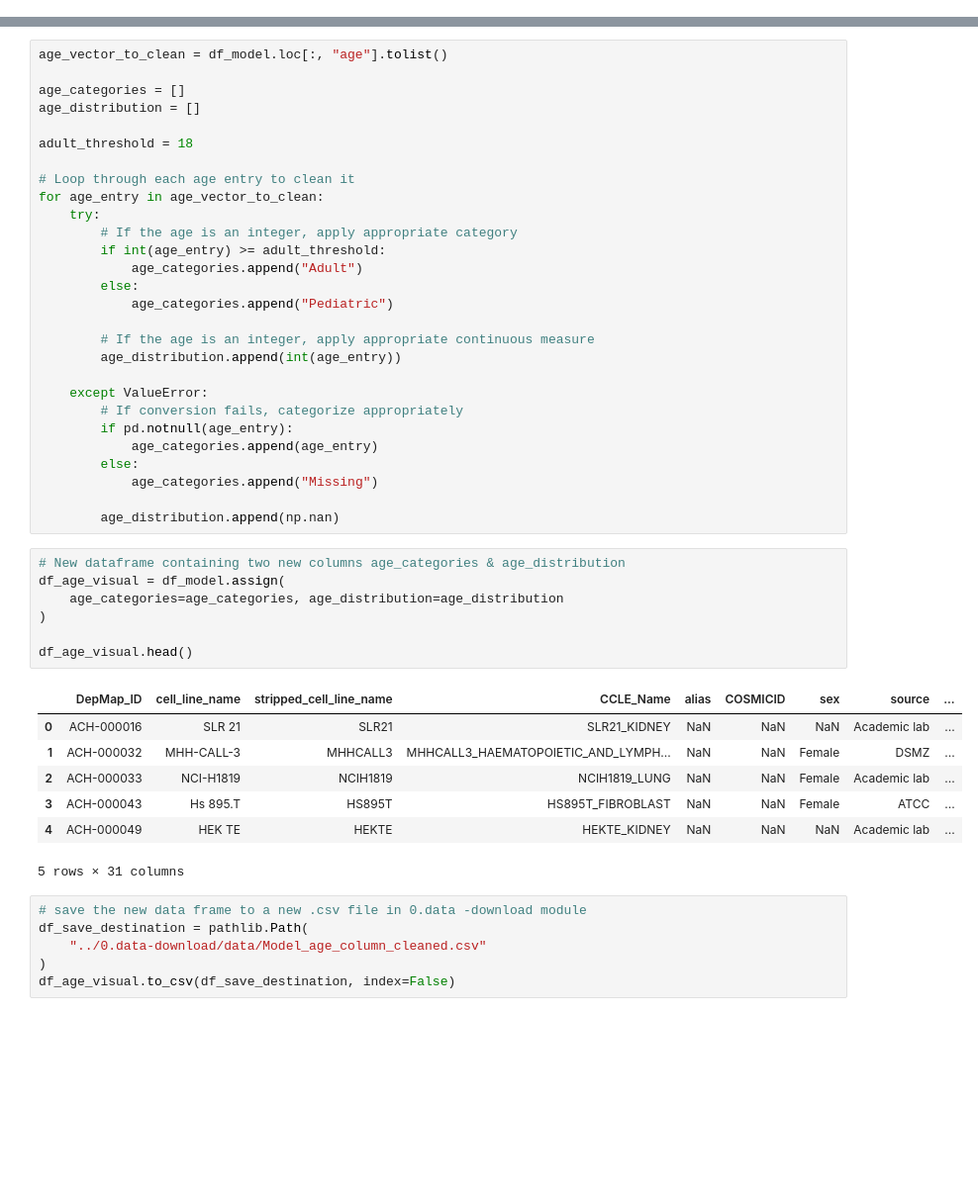
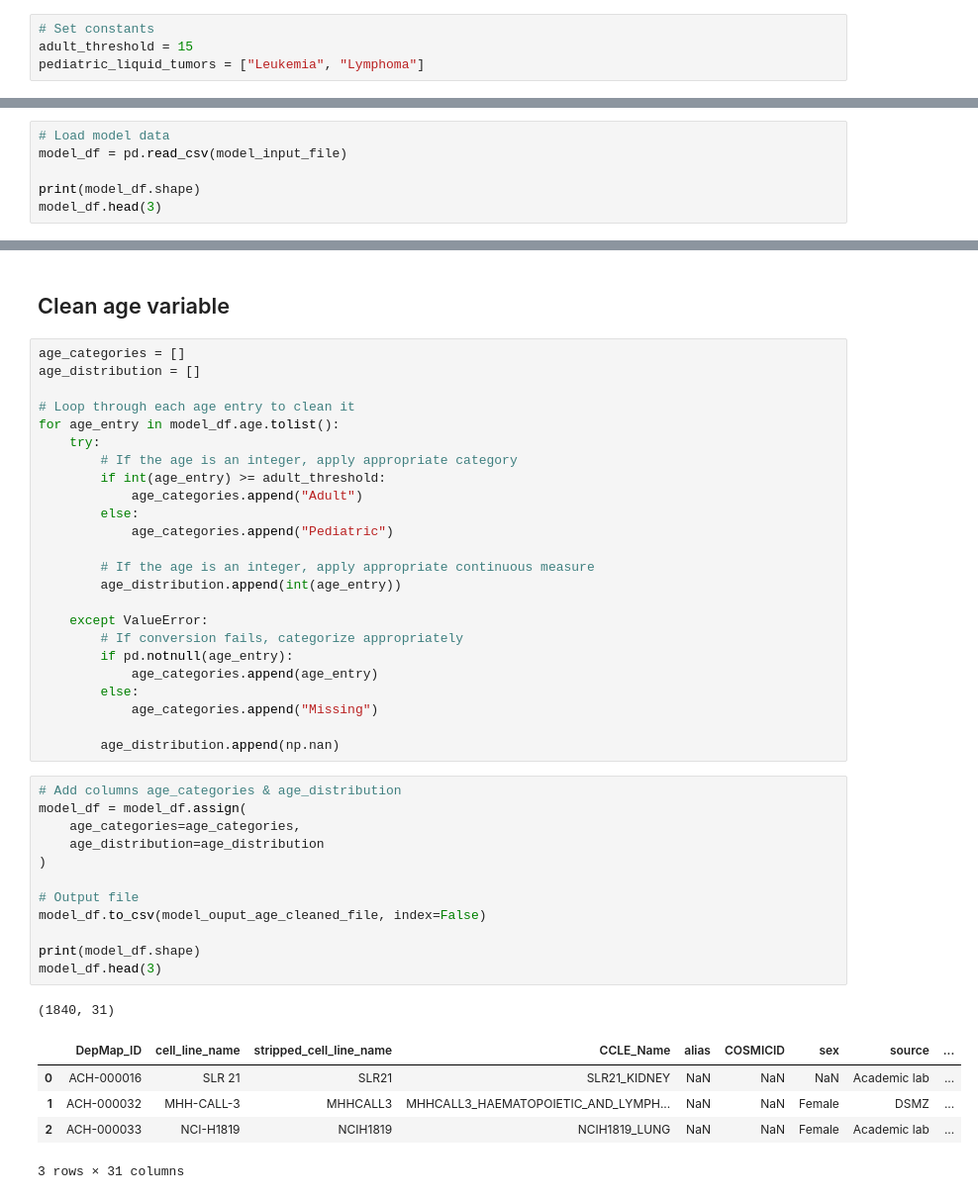
Before and after one commit to WayScience/gene_dependency_representations, a Jupyter notebook: 1.data-exploration/1.model_data_visualization.ipynb, the cells around one changed output, grey strips where cells are left out. Shown: that part at 99% size. Drawn from its saved outputs; the diff is of its cells as text; blank space fills up the shorter version.

```diff
--- a/1.data-exploration/1.model_data_visualization.ipynb
+++ b/1.data-exploration/1.model_data_visualization.ipynb
@@ -54,0 +12,4 @@ fig_dir.mkdir(exist_ok=True)
+# %%
+# Set constants
+adult_threshold = 15
+pediatric_liquid_tumors = ["Leukemia", "Lymphoma"]
@@ -54,0 +42,6 @@ fig_dir.mkdir(exist_ok=True)
+# %%
+# Load model data
+model_df = pd.read_csv(model_input_file)
+
+print(model_df.shape)
+model_df.head(3)
@@ -136,13 +116,11 @@ All Cancer Types:
+# %% [markdown]
+## Clean age variable
 # %%
-age_vector_to_clean = df_model.loc[:, "age"].tolist()
-
 age_categories = []
 age_distribution = []
 
-adult_threshold = 18
-
 # Loop through each age entry to clean it
-for age_entry in age_vector_to_clean:
+for age_entry in model_df.age.tolist():
     try:
         # If the age is an integer, apply appropriate category
         if int(age_entry) >= adult_threshold:
@@ -162,23 +140,21 @@ for age_entry in age_vector_to_clean:
 
         age_distribution.append(np.nan)
 # %%
-# New dataframe containing two new columns age_categories & age_distribution
-df_age_visual = df_model.assign(
-    age_categories=age_categories, age_distribution=age_distribution
+# Add columns age_categories & age_distribution
+model_df = model_df.assign(
+    age_categories=age_categories,
+    age_distribution=age_distribution
 )
 
-df_age_visual.head()
+# Output file
+model_df.to_csv(model_ouput_age_cleaned_file, index=False)
+
+print(model_df.shape)
+model_df.head(3)
 # %% [output]
+(1840, 31)
 |  | DepMap_ID | cell_line_name | stripped_cell_line_name | CCLE_Name | alias | COSMICID | sex | source | ... |
 | 0 | ACH-000016 | SLR 21 | SLR21 | SLR21_KIDNEY | NaN | NaN | NaN | Academic lab | ... |
 | 1 | ACH-000032 | MHH-CALL-3 | MHHCALL3 | MHHCALL3_HAEMATOPOIETIC_AND_LYMPH... | NaN | NaN | Female | DSMZ | ... |
 | 2 | ACH-000033 | NCI-H1819 | NCIH1819 | NCIH1819_LUNG | NaN | NaN | Female | Academic lab | ... |
-| 3 | ACH-000043 | Hs 895.T | HS895T | HS895T_FIBROBLAST | NaN | NaN | Female | ATCC | ... |
-| 4 | ACH-000049 | HEK TE | HEKTE | HEKTE_KIDNEY | NaN | NaN | NaN | Academic lab | ... |
-5 rows × 31 columns
+3 rows × 31 columns
-# %%
-# save the new data frame to a new .csv file in 0.data -download module
-df_save_destination = pathlib.Path(
-    "../0.data-download/data/Model_age_column_cleaned.csv"
-)
-df_age_visual.to_csv(df_save_destination, index=False)
```
Also changed, not shown: parts of 24 cells of this notebook, 1 other file.
